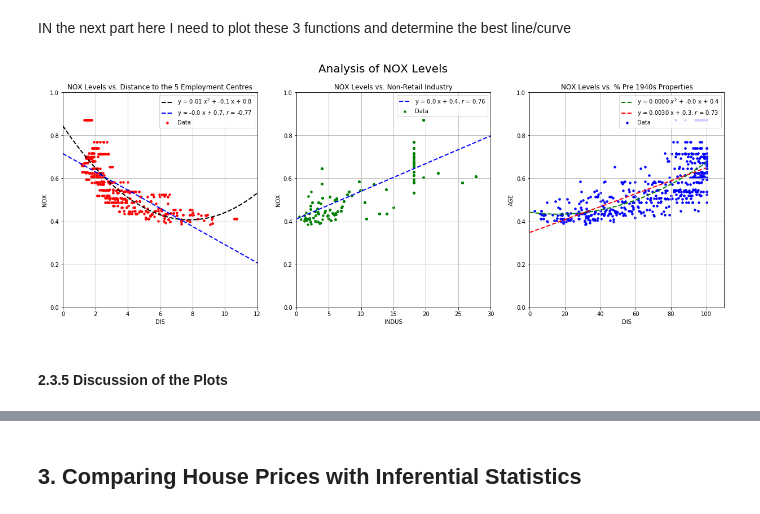
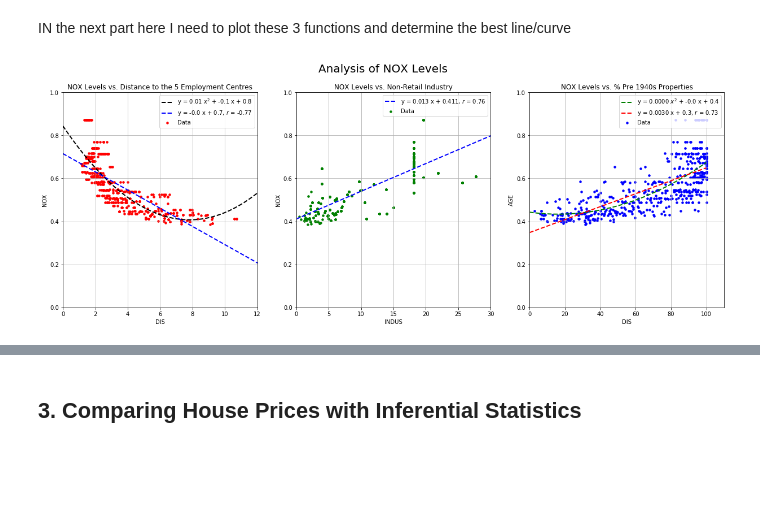
Before and after one commit to shkyler/gmit-mls-project, a Jupyter notebook: boston-housing.ipynb, the cells around one changed output, grey strips where cells are left out. Cells and saved outputs as stored; diff of their text form; code cells hidden in the pictures; blank space fills up the shorter version.

```diff
--- a/boston-housing.ipynb
+++ b/boston-housing.ipynb
@@ -426,7 +426,7 @@ x_indus = np.arange(0,60.1,0.1)
 y_indus = indus_slope * x_indus + indus_intercept
 
 # plot the best fit line
-ax2.plot(x_indus, y_indus, 'b-', linestyle='dashed',linewidth=2, label=r'y = %.1f x + %.1f, $r$ = %.2f'%(indus_slope, indus_intercept, indus_r_value))
+ax2.plot(x_indus, y_indus, 'b-', linestyle='dashed',linewidth=2, label=r'y = %.3f x + %.3f, $r$ = %.2f'%(indus_slope, indus_intercept, indus_r_value))
 
 # format the plot
 ax2.set_xlabel("INDUS")
@@ -438,33 +438,31 @@ ax2.legend(loc="upper right")
 
 # Plot NOX against AGE
 ax3.scatter(nox_df.loc[:, 'AGE'], nox_df.loc[:, 'NOX'],c='blue', label='Data', s=12)
 ax3.grid(True)
 # Calculate the linear statistics using stats.linregress()
 age_slope, age_intercept, age_r_value, age_p_value, age_std_err = stats.linregress(nox_df.loc[:, 'AGE'], nox_df.loc[:, 'NOX'])
 # Use the polyfit function on the data, with the degree set to 2 (i.e. x squared)
 poly_age = np.polyfit(nox_df.loc[:,'AGE'], nox_df.loc[:,'NOX'], 2)
 
 # Create a range of x values from 0 to 60 for the line (the size of the plot)
 x_age = np.arange(0,100,0.1)
 # Calculate the y values using the slope and intercept calculted
 y_age = age_slope * x_age + age_intercept
 # Calculate y-values for the quadratic curve
 y_age_poly = poly_age[0]*(x_age**2) + poly_age[1]*(x_age) + poly_age[2]
 
 # plot the best fit line and 2nd order polynomial
 ax3.plot(x_age, y_age_poly, 'g', linestyle='dashed',linewidth=2, label=r'y = %.4f $x^2$ + %.1f x + %.1f'%(poly_age[0], poly_age[1], poly_age[2]))
 ax3.plot(x_age, y_age, 'r-', linestyle='dashed',linewidth=2, label=r'y = %.4f x + %.1f, $r$ = %.2f'%(age_slope, age_intercept, age_r_value))
 # format the ax1 plot
 ax3.set_xlim([0, 110])
 ax3.set_ylim([0, 1.0])
 ax3.set_xlabel("DIS")
 ax3.set_ylabel("AGE")
 ax3.set_title('NOX Levels vs. % Pre 1940s Properties')
 ax3.legend(loc="upper right")
 
 plt.suptitle("Analysis of NOX Levels", size=20)
 plt.show()
 # %% [output]
-[figure, old version]
+[figure, new version]
-# %% [markdown]
-#### 2.3.5 Discussion of the Plots
```
Also changed, not shown: parts of 3 cells of this notebook.
